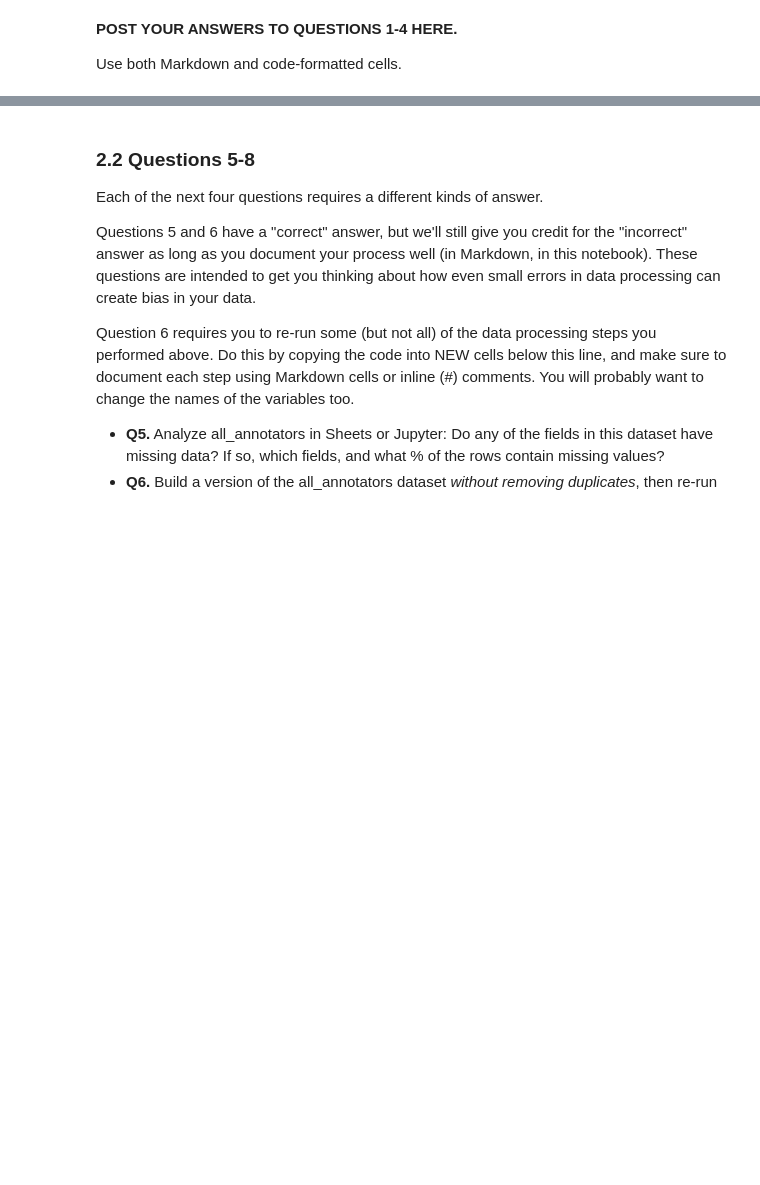
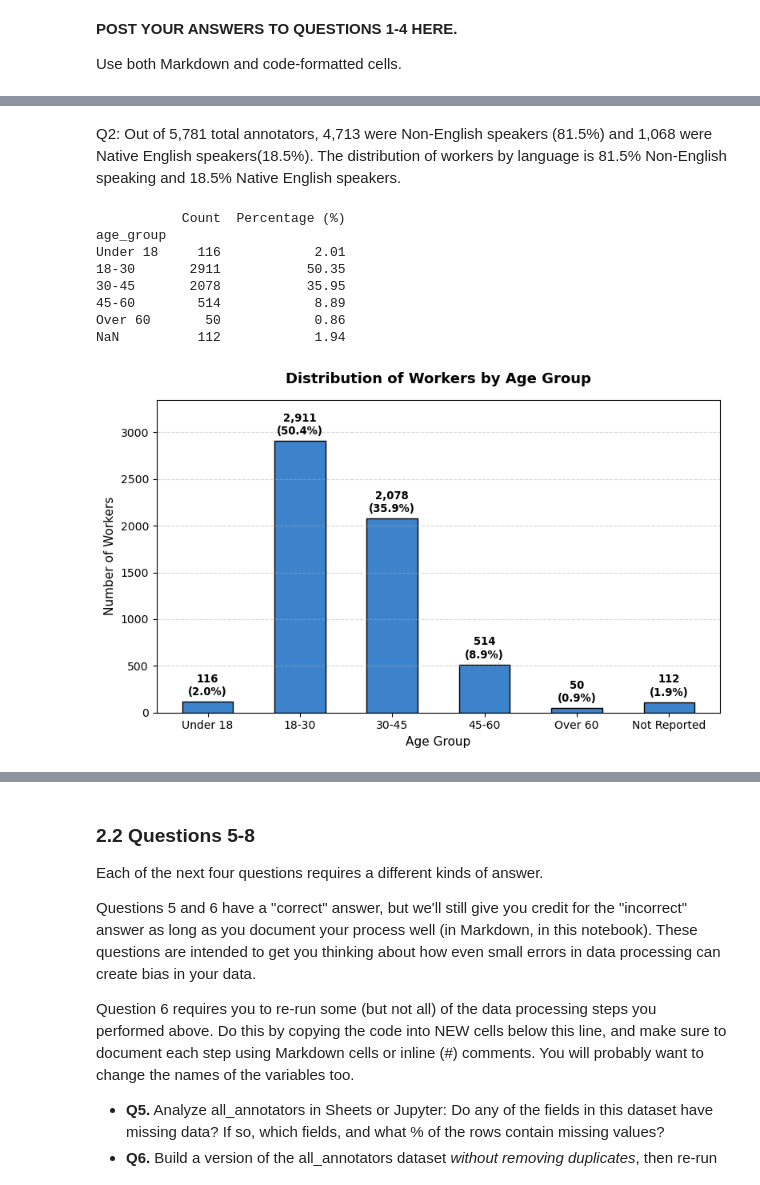
Before and after one commit to annieh04/hcde-410, a Jupyter notebook: A2/hcde410-a2.ipynb, the cells around one changed output, grey strips where cells are left out. Saved outputs shown, nothing was run; the diff lists cells and outputs as text; code cells hidden in the pictures; blank space fills up the shorter version.

```diff
--- a/A2/hcde410-a2.ipynb
+++ b/A2/hcde410-a2.ipynb
@@ -437,0 +539,77 @@ KeyError: 'gender'
+# %% [markdown]
+Q2: Out of 5,781 total annotators, 4,713 were Non-English speakers (81.5%) and 1,068 were Native English speakers(18.5%). The distribution of workers by language is 81.5% Non-English speaking and 18.5% Native English speakers.
+# %%
+#Q3 code
+import matplotlib.pyplot as plt
+import pandas as pd
+
+# 1. Load the dataset
+df = pd.read_csv("a2_all_annotator_demographics.csv")
+
+# 2. Define the logical chronological order for the age categories
+age_order = ["Under 18", "18-30", "30-45", "45-60", "Over 60"]
+
+# 3. Calculate counts and percentages
+counts = df["age_group"].value_counts(dropna=False)
+percentages = df["age_group"].value_counts(normalize=True, dropna=False) * 100
+
+# Align to chronological order (and catch any missing/other categories)
+ordered_categories = [cat for cat in age_order if cat in counts.index]
+other_categories = [cat for cat in counts.index if cat not in age_order]
+full_order = ordered_categories + other_categories
+
+counts = counts.reindex(full_order)
+percentages = percentages.reindex(full_order)
+
+# Display tabular summary
+age_table = pd.DataFrame(
+    {"Count": counts, "Percentage (%)": percentages.round(2)}
+)
+print(age_table)
+
+# 4. Create the bar chart
+plt.figure(figsize=(8, 5))
+labels = [
+    str(cat) if pd.notna(cat) else "Not Reported" for cat in counts.index
+]
+
+bars = plt.bar(
+    labels, counts.values, color="#3d83cc", edgecolor="black", width=0.55
+)
+
+# Add counts and percentages above each bar
+for bar, pct, count in zip(bars, percentages.values, counts.values):
+    plt.text(
+        bar.get_x() + bar.get_width() / 2,
+        bar.get_height() + (max(counts.values) * 0.015),
+        f"{count:,}\n({pct:.1f}%)",
+        ha="center",
+        va="bottom",
+        fontsize=9.5,
+        fontweight="bold",
+    )
+
+# Formatting
+plt.title(
+    "Distribution of Workers by Age Group",
+    fontsize=13,
+    fontweight="bold",
+    pad=15,
+)
+plt.xlabel("Age Group", fontsize=11)
+plt.ylabel("Number of Workers", fontsize=11)
+plt.ylim(0, max(counts.values) * 1.15)
+plt.grid(axis="y", linestyle="--", alpha=0.5)
+
+plt.tight_layout()
+plt.show()
+# %% [output]
+           Count  Percentage (%)
+age_group
+Under 18     116            2.01
+18-30       2911           50.35
+30-45       2078           35.95
+45-60        514            8.89
+Over 60       50            0.86
+NaN          112            1.94
+[figure, added]
```
Also changed, not shown: parts of 8 cells of this notebook.
